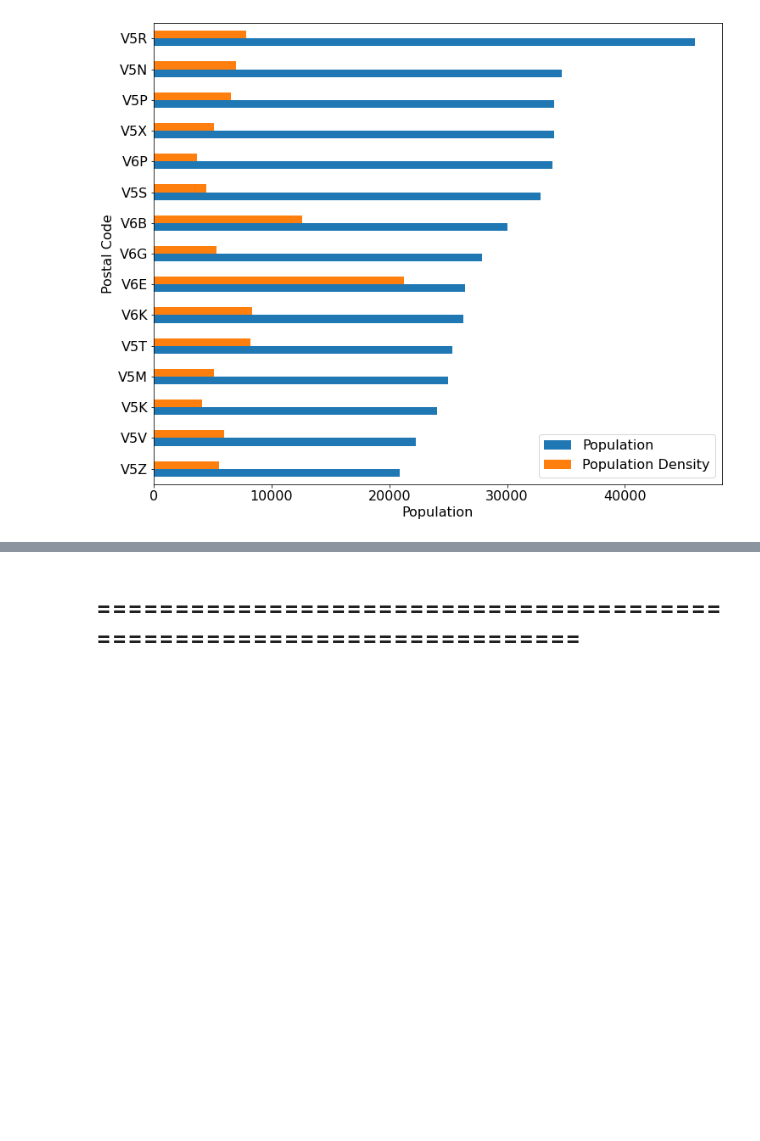
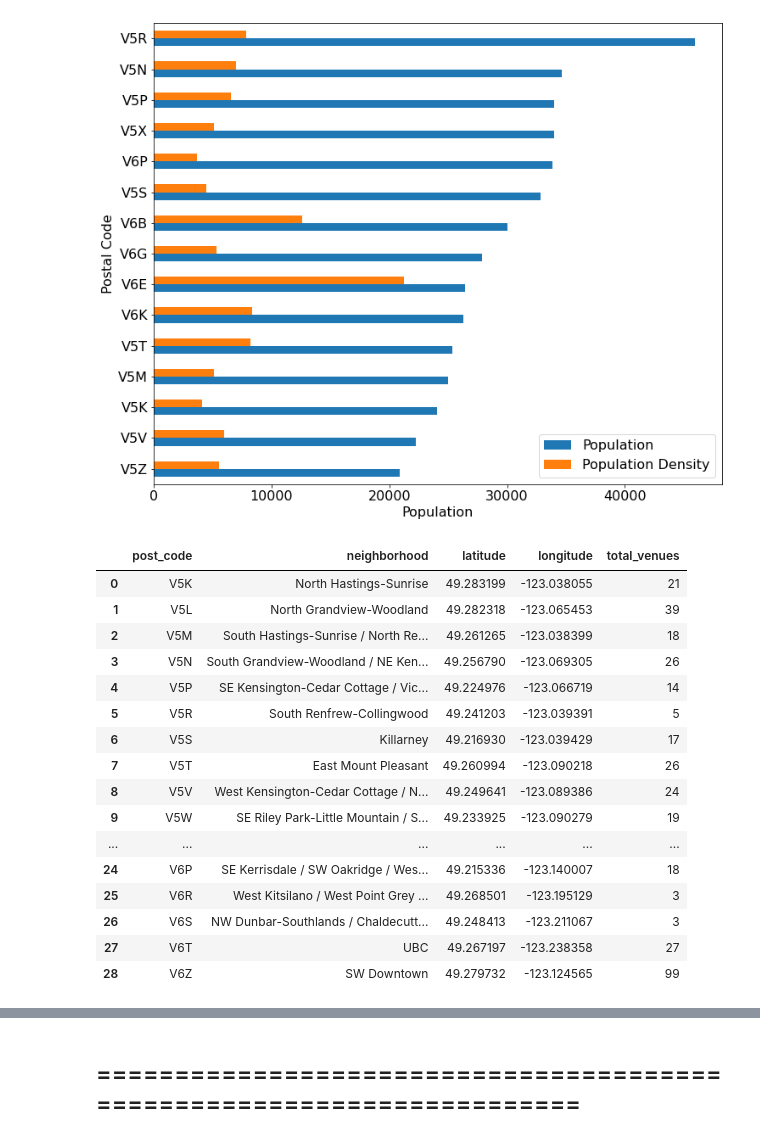
Before and after one commit to dprossi/Capstone_Project_IBM_Data_Science, a Jupyter notebook: Applied_Data_Science_Capstone_Project_Vancouver.ipynb, the cells around one changed output, grey strips where cells are left out. Cells and saved outputs as stored; diff of their text form; code cells hidden in the pictures; blank space fills up the shorter version.

```diff
--- a/Applied_Data_Science_Capstone_Project_Vancouver.ipynb
+++ b/Applied_Data_Science_Capstone_Project_Vancouver.ipynb
@@ -938,3 +991,23 @@ ax.legend(["Population", "Population Density"], fontsize=16);
 plt.show()
 # %% [output]
 [figure]
+# %%
+df8
+# %% [output]
+|  | post_code | neighborhood | latitude | longitude | total_venues |
+| 0 | V5K | North Hastings-Sunrise | 49.283199 | -123.038055 | 21 |
+| 1 | V5L | North Grandview-Woodland | 49.282318 | -123.065453 | 39 |
+| 2 | V5M | South Hastings-Sunrise / North Re... | 49.261265 | -123.038399 | 18 |
+| 3 | V5N | South Grandview-Woodland / NE Ken... | 49.256790 | -123.069305 | 26 |
+| 4 | V5P | SE Kensington-Cedar Cottage / Vic... | 49.224976 | -123.066719 | 14 |
+| 5 | V5R | South Renfrew-Collingwood | 49.241203 | -123.039391 | 5 |
+| 6 | V5S | Killarney | 49.216930 | -123.039429 | 17 |
+| 7 | V5T | East Mount Pleasant | 49.260994 | -123.090218 | 26 |
+| 8 | V5V | West Kensington-Cedar Cottage / N... | 49.249641 | -123.089386 | 24 |
+| 9 | V5W | SE Riley Park-Little Mountain / S... | 49.233925 | -123.090279 | 19 |
+| ... | ... | ... | ... | ... | ... |
+| 24 | V6P | SE Kerrisdale / SW Oakridge / Wes... | 49.215336 | -123.140007 | 18 |
+| 25 | V6R | West Kitsilano / West Point Grey ... | 49.268501 | -123.195129 | 3 |
+| 26 | V6S | NW Dunbar-Southlands / Chaldecutt... | 49.248413 | -123.211067 | 3 |
+| 27 | V6T | UBC | 49.267197 | -123.238358 | 27 |
+| 28 | V6Z | SW Downtown | 49.279732 | -123.124565 | 99 |
```
Also changed, not shown: parts of 9 cells of this notebook.
